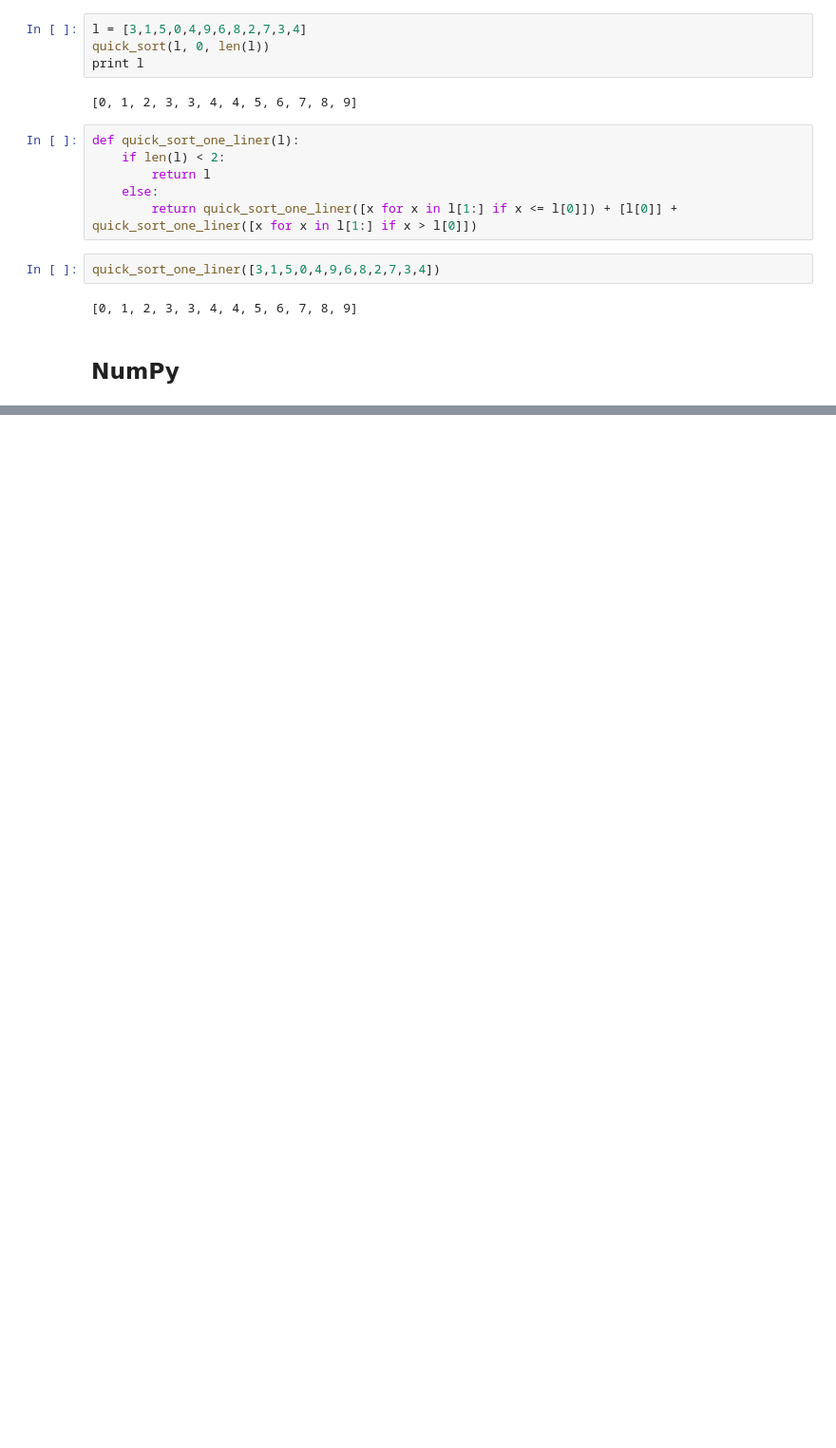
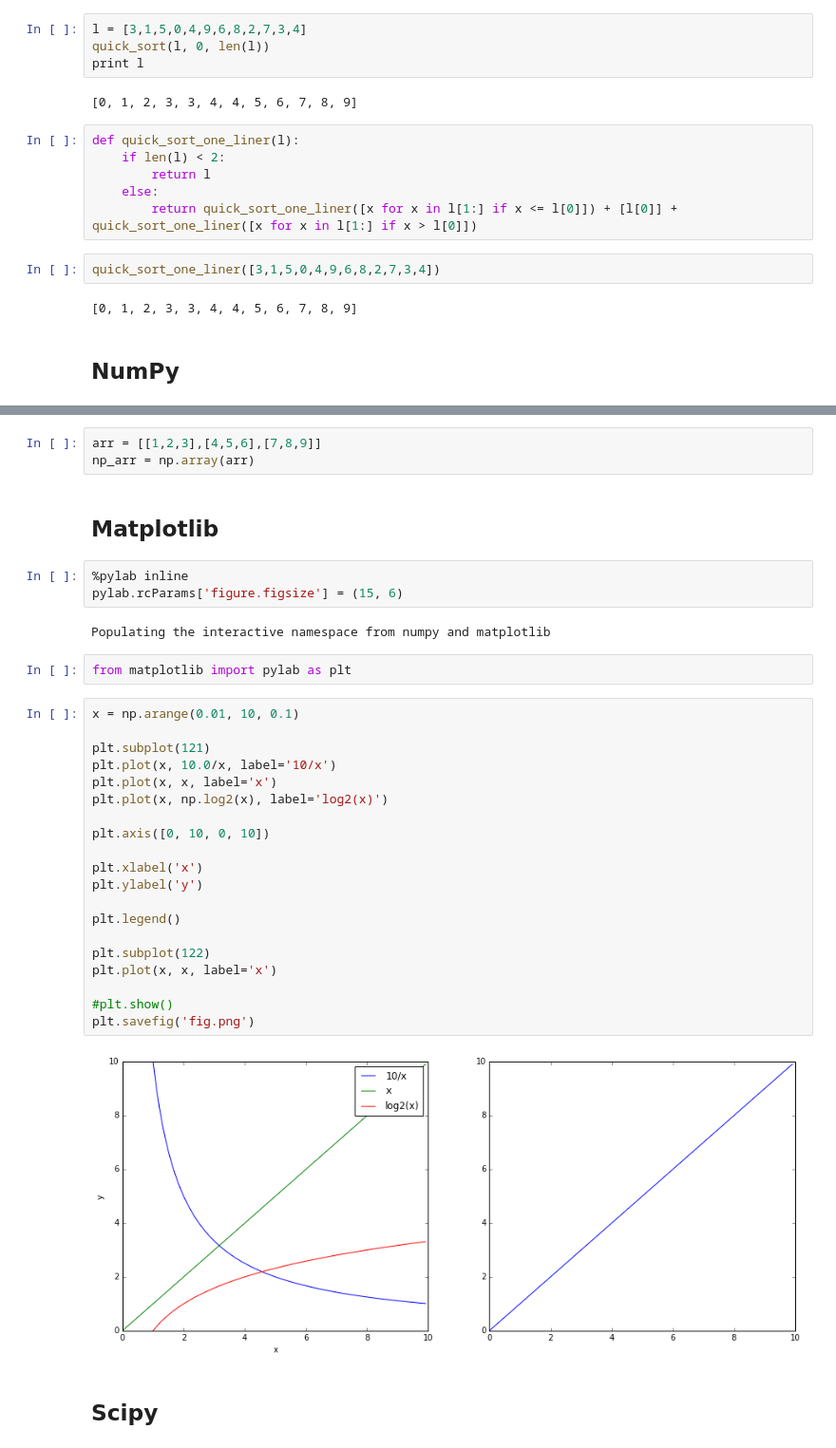
Before and after one commit to anton-k1/MIPT_Data_Mining_In_Action_2016, a Jupyter notebook: python/Python_hw0.ipynb, the cells around one changed output, grey strips where cells are left out. Shown at 95% size. Cells and saved outputs as stored; diff of their text form; blank space fills up the shorter version.

```diff
--- a/python/Python_hw0.ipynb
+++ b/python/Python_hw0.ipynb
@@ -71,0 +102,38 @@ NumPy
+# %%
+arr = [[1,2,3],[4,5,6],[7,8,9]]
+np_arr = np.array(arr)
+# %% [markdown]
+Matplotlib
+---------
+# %%
+%pylab inline
+pylab.rcParams['figure.figsize'] = (15, 6)
+# %% [output]
+Populating the interactive namespace from numpy and matplotlib
+# %%
+from matplotlib import pylab as plt
+# %%
+x = np.arange(0.01, 10, 0.1)
+
+plt.subplot(121)
+plt.plot(x, 10.0/x, label='10/x')
+plt.plot(x, x, label='x')
+plt.plot(x, np.log2(x), label='log2(x)')
+
+plt.axis([0, 10, 0, 10])
+
+plt.xlabel('x')
+plt.ylabel('y')
+
+plt.legend()
+
+plt.subplot(122)
+plt.plot(x, x, label='x')
+
+#plt.show()
+plt.savefig('fig.png')
+# %% [output]
+[figure, added]
+# %% [markdown]
+Scipy
+------------
```
Also changed, not shown: parts of 11 cells of this notebook.
